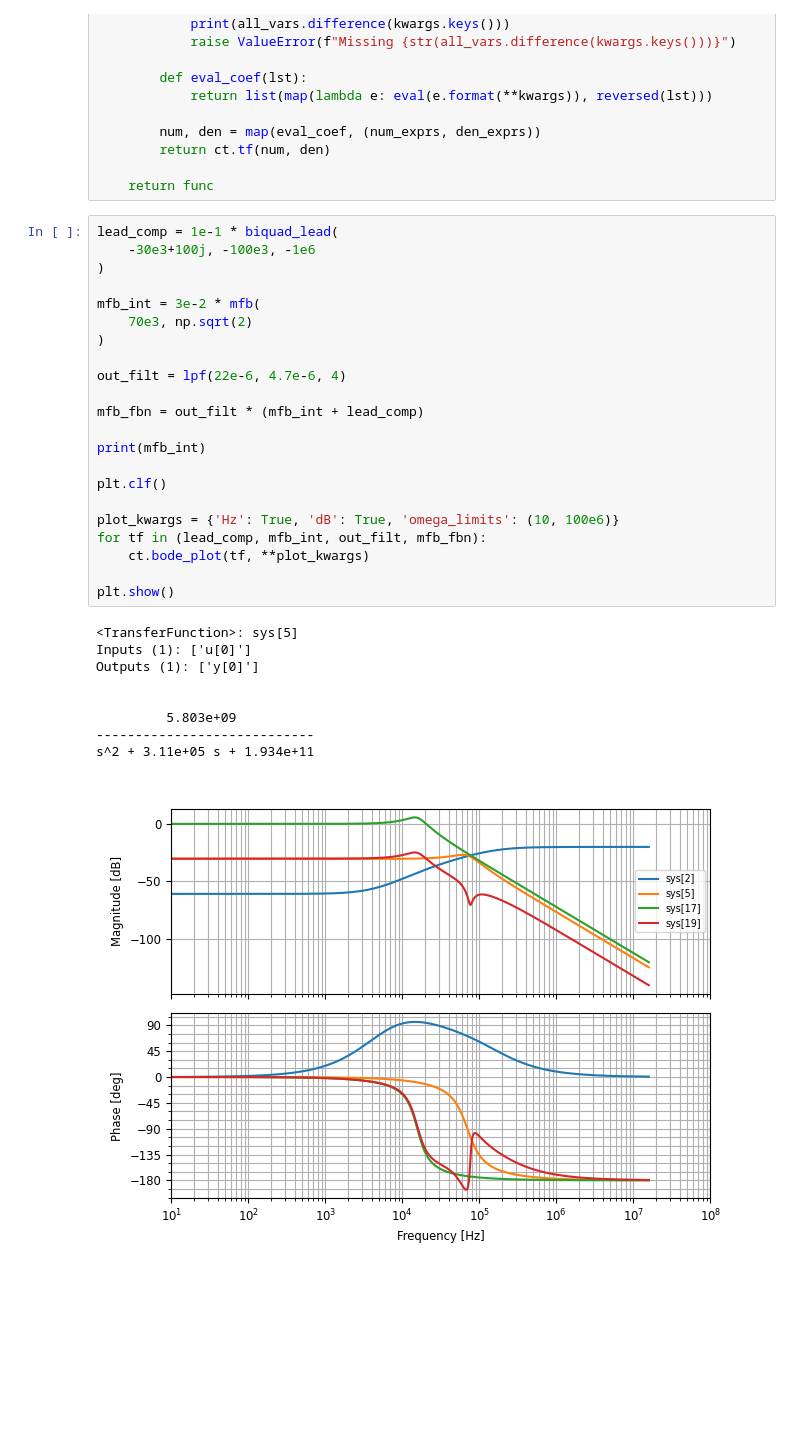
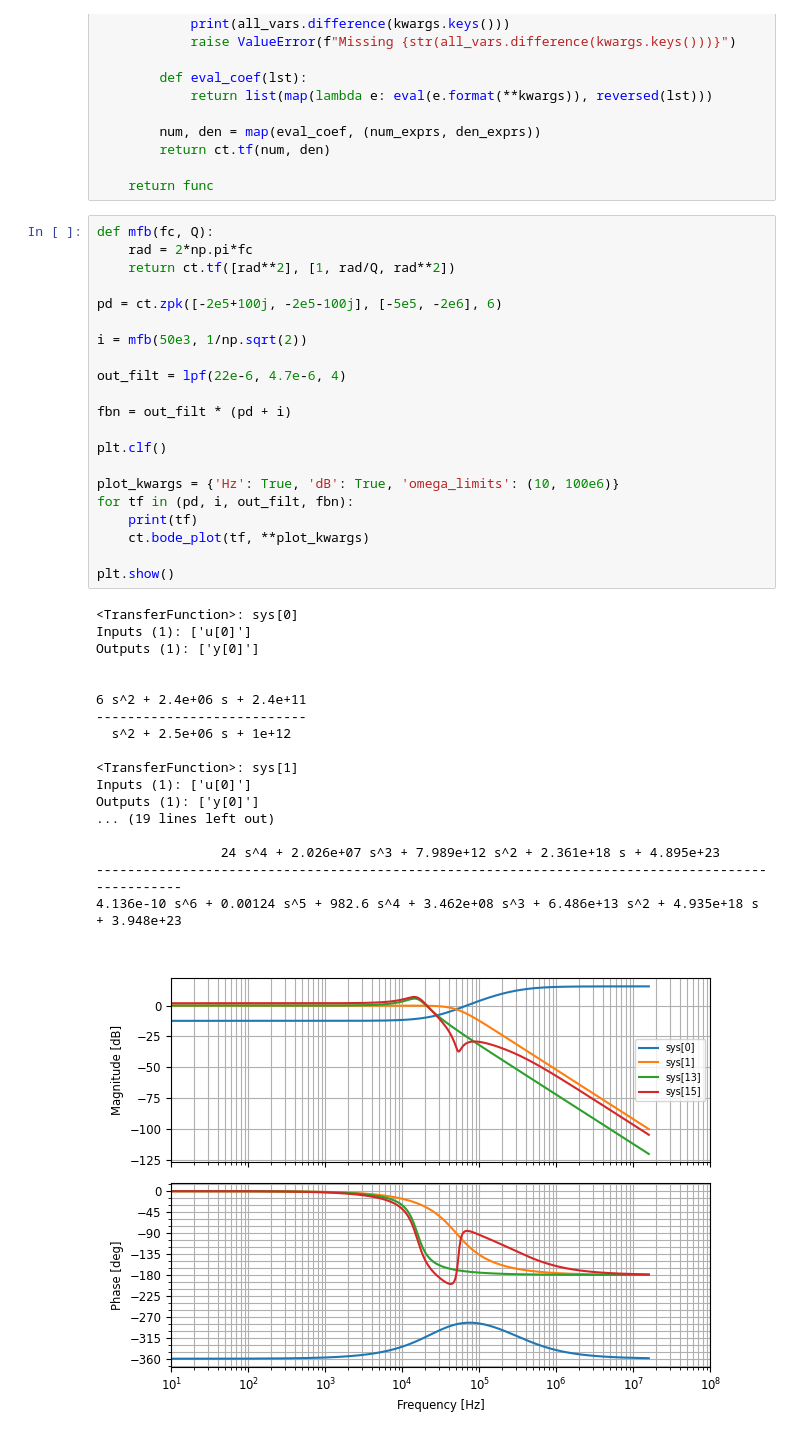
Before and after one commit to aaronlockhartdev/class-d-amp, a Jupyter notebook: loop_analysis/main.ipynb, the cells around one changed output. Cells and saved outputs as stored; diff of their text form; blank space fills up the shorter version.

```diff
--- a/loop_analysis/main.ipynb
+++ b/loop_analysis/main.ipynb
@@ -267,36 +262,44 @@ def load_sapwin(filename):
 
     return func
 # %%
-lead_comp = 1e-1 * biquad_lead(
-    -30e3+100j, -100e3, -1e6
-)
+def mfb(fc, Q):
+    rad = 2*np.pi*fc
+    return ct.tf([rad**2], [1, rad/Q, rad**2])
 
-mfb_int = 3e-2 * mfb(
-    70e3, np.sqrt(2)
-)
+pd = ct.zpk([-2e5+100j, -2e5-100j], [-5e5, -2e6], 6)
+
+i = mfb(50e3, 1/np.sqrt(2))
 
 out_filt = lpf(22e-6, 4.7e-6, 4)
 
-mfb_fbn = out_filt * (mfb_int + lead_comp)
-
-print(mfb_int)
+fbn = out_filt * (pd + i)
 
 plt.clf()
 
 plot_kwargs = {'Hz': True, 'dB': True, 'omega_limits': (10, 100e6)}
-for tf in (lead_comp, mfb_int, out_filt, mfb_fbn):
+for tf in (pd, i, out_filt, fbn):
+    print(tf)
     ct.bode_plot(tf, **plot_kwargs)
 
 plt.show()
 # %% [output]
-<TransferFunction>: sys[5]
+<TransferFunction>: sys[0]
 Inputs (1): ['u[0]']
 Outputs (1): ['y[0]']
 
 
-         5.803e+09
-----------------------------
-s^2 + 3.11e+05 s + 1.934e+11
+6 s^2 + 2.4e+06 s + 2.4e+11
+---------------------------
+  s^2 + 2.5e+06 s + 1e+12
+
+<TransferFunction>: sys[1]
+Inputs (1): ['u[0]']
+Outputs (1): ['y[0]']
+... (19 lines left out)
+
+                24 s^4 + 2.026e+07 s^3 + 7.989e+12 s^2 + 2.361e+18 s + 4.895e+23
+-------------------------------------------------------------------------------------------------
+4.136e-10 s^6 + 0.00124 s^5 + 982.6 s^4 + 3.462e+08 s^3 + 6.486e+13 s^2 + 4.935e+18 s + 3.948e+23
-[figure, old version]
+[figure, new version]
 # %%
 %%time
```
Also changed, not shown: parts of 4 cells of this notebook, 44 other files.
